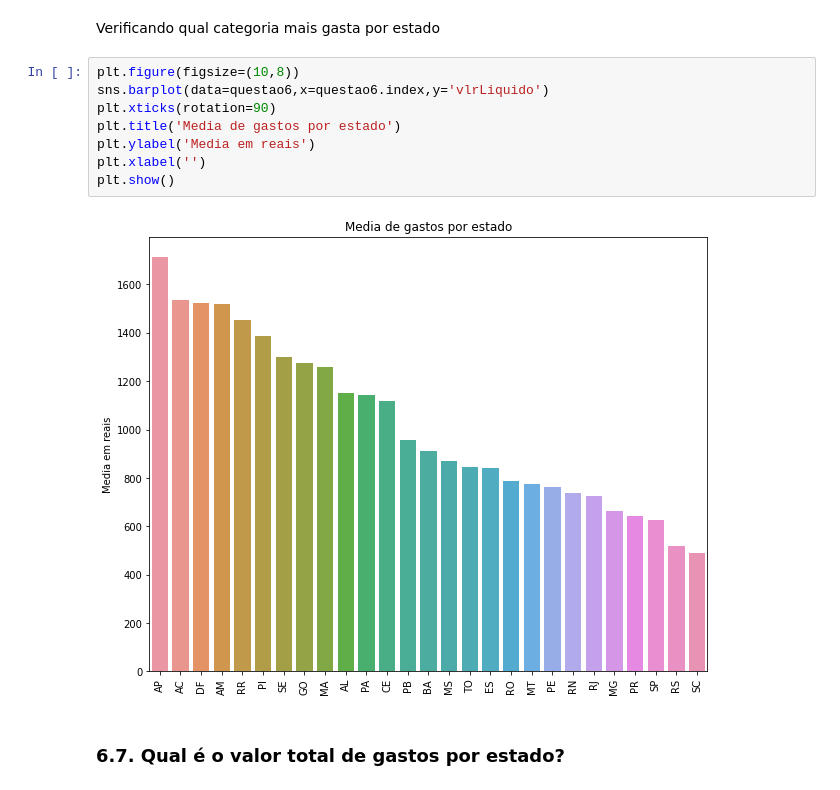
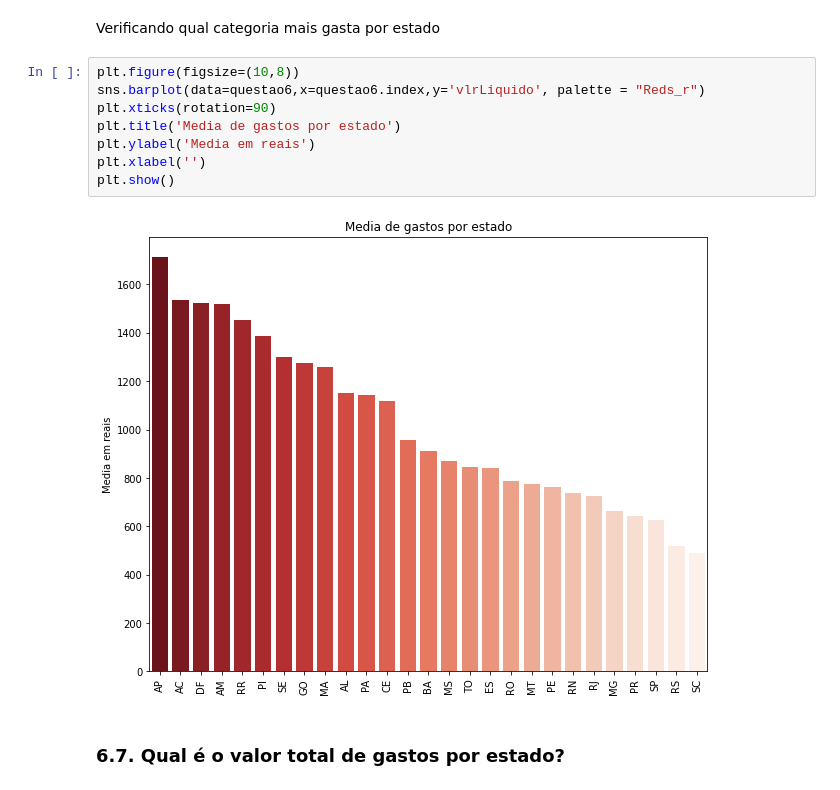
Before and after one commit to ViniciusCostaSouto/Projeto-Modulo-5-Grupo-9, a Jupyter notebook: Projeto_Final_Módulo_5_[G9].ipynb, the cells around one changed output. Drawn from its saved outputs; the diff is of its cells as text.

```diff
--- a/Projeto_Final_Módulo_5_[G9].ipynb
+++ b/Projeto_Final_Módulo_5_[G9].ipynb
@@ -806,14 +842,14 @@ questao6
 Verificando qual categoria mais gasta por estado
 # %%
 plt.figure(figsize=(10,8))
-sns.barplot(data=questao6,x=questao6.index,y='vlrLiquido')
+sns.barplot(data=questao6,x=questao6.index,y='vlrLiquido', palette = "Reds_r")
 plt.xticks(rotation=90)
 plt.title('Media de gastos por estado')
 plt.ylabel('Media em reais')
 plt.xlabel('')
 plt.show()
 # %% [output]
-[figure, old version]
+[figure, new version]
 # %% [markdown]
 ### **6.7. Qual é o valor total de gastos por estado?**
 # %%
```
Also changed, not shown: parts of 46 cells of this notebook.
